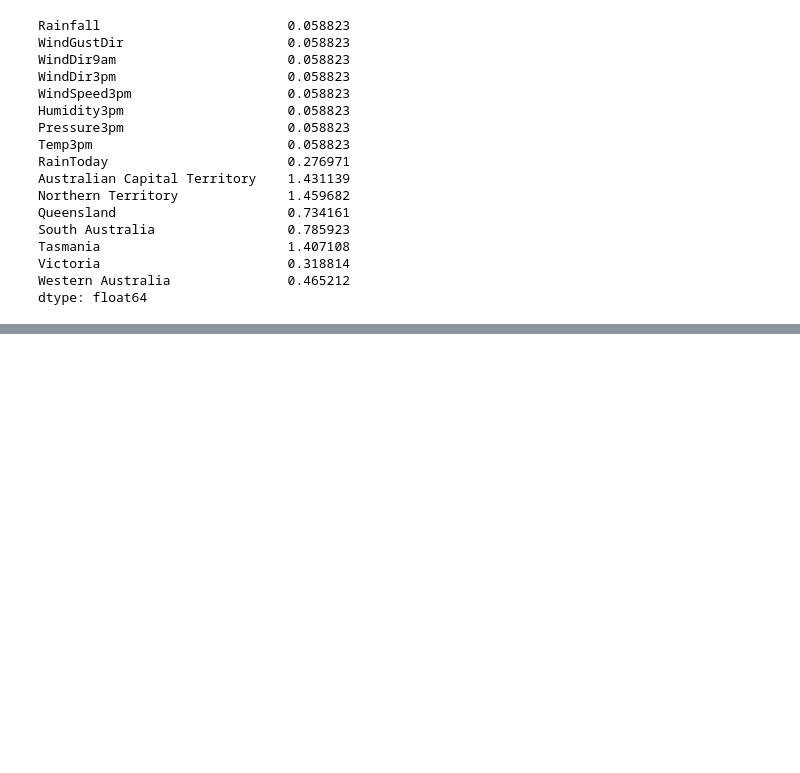
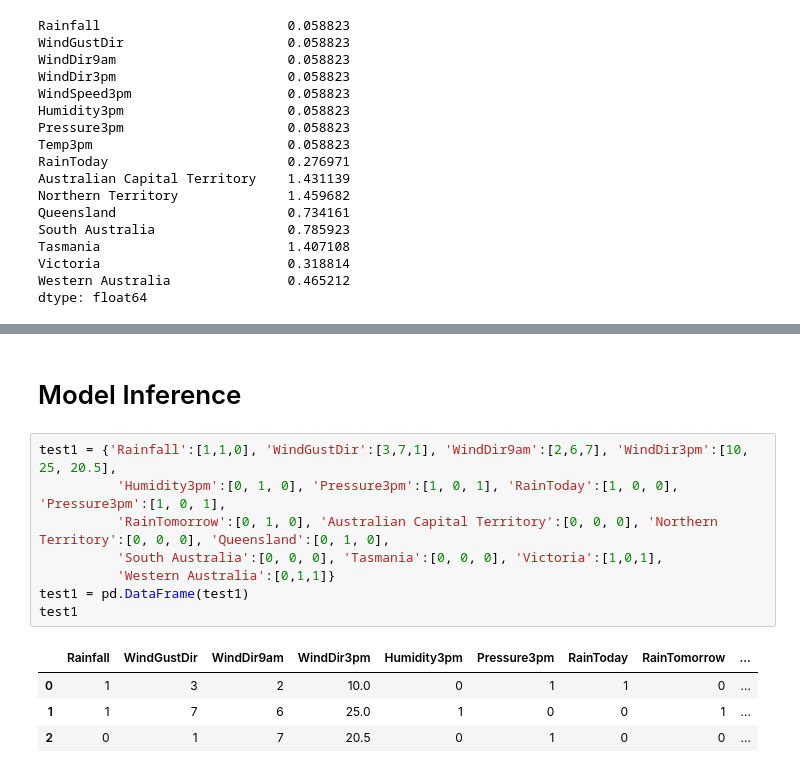
Before and after one commit to tassyirifiyya/ProjectHacktiv8-Kelp1, a Jupyter notebook: PYTN_KampusMerdeka_FP2_Hacktiv8.ipynb, the cells around one changed output, grey strips where cells are left out. Saved outputs shown, nothing was run; the diff lists cells and outputs as text; blank space fills up the shorter version.

```diff
--- a/PYTN_KampusMerdeka_FP2_Hacktiv8.ipynb
+++ b/PYTN_KampusMerdeka_FP2_Hacktiv8.ipynb
@@ -1510,0 +1511,15 @@ dtype: float64
+# %% [markdown]
+# Model Inference
+# %%
+test1 = {'Rainfall':[1,1,0], 'WindGustDir':[3,7,1], 'WindDir9am':[2,6,7], 'WindDir3pm':[10, 25, 20.5],
+          'Humidity3pm':[0, 1, 0], 'Pressure3pm':[1, 0, 1], 'RainToday':[1, 0, 0], 'Pressure3pm':[1, 0, 1],
+          'RainTomorrow':[0, 1, 0], 'Australian Capital Territory':[0, 0, 0], 'Northern Territory':[0, 0, 0], 'Queensland':[0, 1, 0],
+          'South Australia':[0, 0, 0], 'Tasmania':[0, 0, 0], 'Victoria':[1,0,1],
+          'Western Australia':[0,1,1]}
+test1 = pd.DataFrame(test1)
+test1
+# %% [output]
+|  | Rainfall | WindGustDir | WindDir9am | WindDir3pm | Humidity3pm | Pressure3pm | RainToday | RainTomorrow | ... |
+| 0 | 1 | 3 | 2 | 10.0 | 0 | 1 | 1 | 0 | ... |
+| 1 | 1 | 7 | 6 | 25.0 | 1 | 0 | 0 | 1 | ... |
+| 2 | 0 | 1 | 7 | 20.5 | 0 | 1 | 0 | 0 | ... |
```
Also changed, not shown: parts of 24 cells of this notebook.
